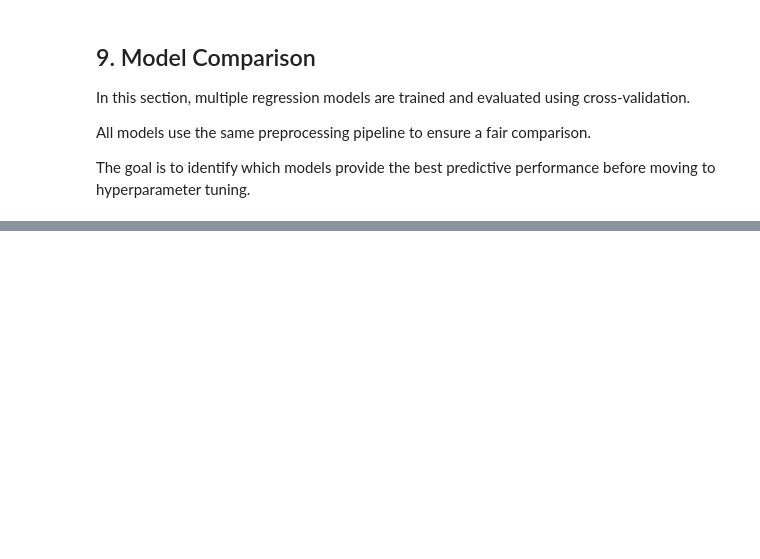
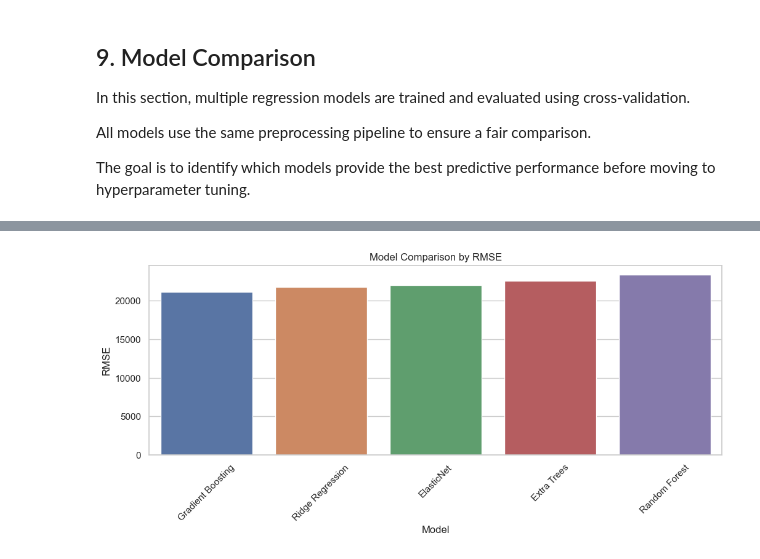
Before and after one commit to sanches-davi/ames-housing-price-prediction, a Jupyter notebook: notebooks/2. Modelling.ipynb, the cells around one changed output, grey strips where cells are left out. Drawn from its saved outputs; the diff is of its cells as text; code cells hidden in the pictures; blank space fills up the shorter version.

```diff
--- a/notebooks/2. Modelling.ipynb
+++ b/notebooks/2. Modelling.ipynb
@@ -520,3 +523,29 @@ In this section, multiple regression models are trained and evaluated using cros
 All models use the same preprocessing pipeline to ensure a fair comparison.
 
 The goal is to identify which models provide the best predictive performance before moving to hyperparameter tuning.
+# %%
+models = {
+    "Ridge Regression": Ridge(alpha=1.0),                                                           # Ridge Regression is a regularized linear model using L2 penalty
+    #"Lasso Regression": Lasso(alpha=0.1, max_iter=200000, tol=1e-3, random_state=42),               # Lasso Regression is a regularized linear model using L1 penalty
+    "ElasticNet": ElasticNet(alpha=0.1, l1_ratio=0.5, max_iter=200000, tol=1e-3, random_state=42),  # ElasticNet combines L1 and L2 regularization
+    "Random Forest": RandomForestRegressor(n_estimators=300,random_state=42,n_jobs=-1),             # Random Forest is an ensemble of decision trees
+    "Extra Trees": ExtraTreesRegressor(n_estimators=300,random_state=42,n_jobs=-1),                 # Extra Trees is a more randomized tree-based ensemble
+    "Gradient Boosting": GradientBoostingRegressor(random_state=42)                                 # Gradient Boosting builds trees sequentially to reduce errors
+}
+# %%
+model_results_list = []
+
+for model_name, model in models.items():
+
+    model_pipeline = Pipeline(steps=[("preprocessor", preprocessor),("model", model)])
+    results = evaluate_model_cv(model_pipeline,X_train_fe,y_train_clean,cv=5)
+    model_results_list.append({
+        "Model": model_name,
+        "MAE": results["MAE"],
+        "RMSE": results["RMSE"],
+        "R2": results["R2"]
+    })
+
+model_comparison = pd.DataFrame(model_results_list)
+model_comparison = model_comparison.sort_values(by="RMSE", ascending=True)
+model_comparison
@@ -522,0 +582,10 @@ The goal is to identify which models provide the best predictive performance bef
+# %%
+plt.figure(figsize=(12, 4))
+sns.barplot(data=model_comparison,x="Model",y="RMSE")
+plt.title("Model Comparison by RMSE")
+plt.xlabel("Model")
+plt.ylabel("RMSE")
+plt.xticks(rotation=45)
+plt.show()
+# %% [output]
+[figure, added]
```
Also changed, not shown: parts of 48 cells of this notebook.
